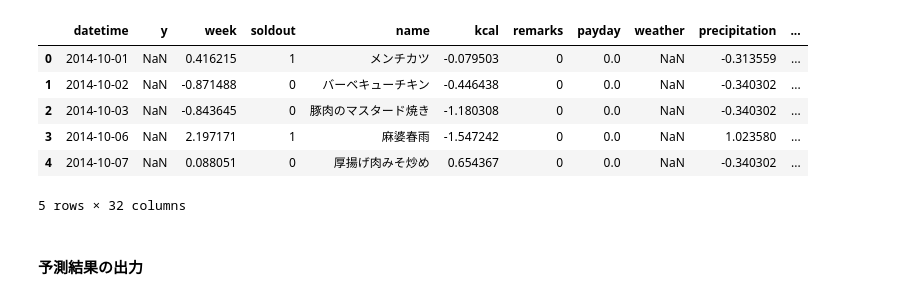
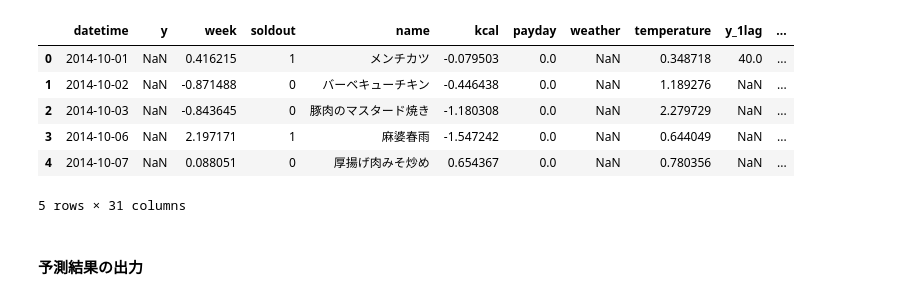
Before and after one commit to raise-ha-nekko/competition, a Jupyter notebook: Signate/【練習問題】お弁当の需要予測/05_モデルの予測.ipynb, the cells around one changed output. Saved outputs shown, nothing was run; the diff lists cells and outputs as text; code cells hidden in the pictures.

```diff
--- a/Signate/【練習問題】お弁当の需要予測/05_モデルの予測.ipynb
+++ b/Signate/【練習問題】お弁当の需要予測/05_モデルの予測.ipynb
@@ -5,14 +5,14 @@ import numpy as np
 import pickle
 import json
 # %%
-train_df = pd.read_csv('./output/中間データ/test_preprocessed.csv')
-train_df.head()
+test_df = pd.read_csv('./output/中間データ/test_preprocessed.csv')
+test_df.head()
 # %% [output]
-|  | datetime | y | week | soldout | name | kcal | remarks | payday | weather | precipitation | ... |
-| 0 | 2014-10-01 | NaN | 0.416215 | 1 | メンチカツ | -0.079503 | 0 | 0.0 | NaN | -0.313559 | ... |
-| 1 | 2014-10-02 | NaN | -0.871488 | 0 | バーベキューチキン | -0.446438 | 0 | 0.0 | NaN | -0.340302 | ... |
-| 2 | 2014-10-03 | NaN | -0.843645 | 0 | 豚肉のマスタード焼き | -1.180308 | 0 | 0.0 | NaN | -0.340302 | ... |
-| 3 | 2014-10-06 | NaN | 2.197171 | 1 | 麻婆春雨 | -1.547242 | 0 | 0.0 | NaN | 1.023580 | ... |
-| 4 | 2014-10-07 | NaN | 0.088051 | 0 | 厚揚げ肉みそ炒め | 0.654367 | 0 | 0.0 | NaN | -0.340302 | ... |
+|  | datetime | y | week | soldout | name | kcal | payday | weather | temperature | y_1lag | ... |
+| 0 | 2014-10-01 | NaN | 0.416215 | 1 | メンチカツ | -0.079503 | 0.0 | NaN | 0.348718 | 40.0 | ... |
+| 1 | 2014-10-02 | NaN | -0.871488 | 0 | バーベキューチキン | -0.446438 | 0.0 | NaN | 1.189276 | NaN | ... |
+| 2 | 2014-10-03 | NaN | -0.843645 | 0 | 豚肉のマスタード焼き | -1.180308 | 0.0 | NaN | 2.279729 | NaN | ... |
+| 3 | 2014-10-06 | NaN | 2.197171 | 1 | 麻婆春雨 | -1.547242 | 0.0 | NaN | 0.644049 | NaN | ... |
+| 4 | 2014-10-07 | NaN | 0.088051 | 0 | 厚揚げ肉みそ炒め | 0.654367 | 0.0 | NaN | 0.780356 | NaN | ... |
-5 rows × 32 columns
+5 rows × 31 columns
 # %%
```
Also changed, not shown: parts of 3 cells of this notebook, 2 other files.
